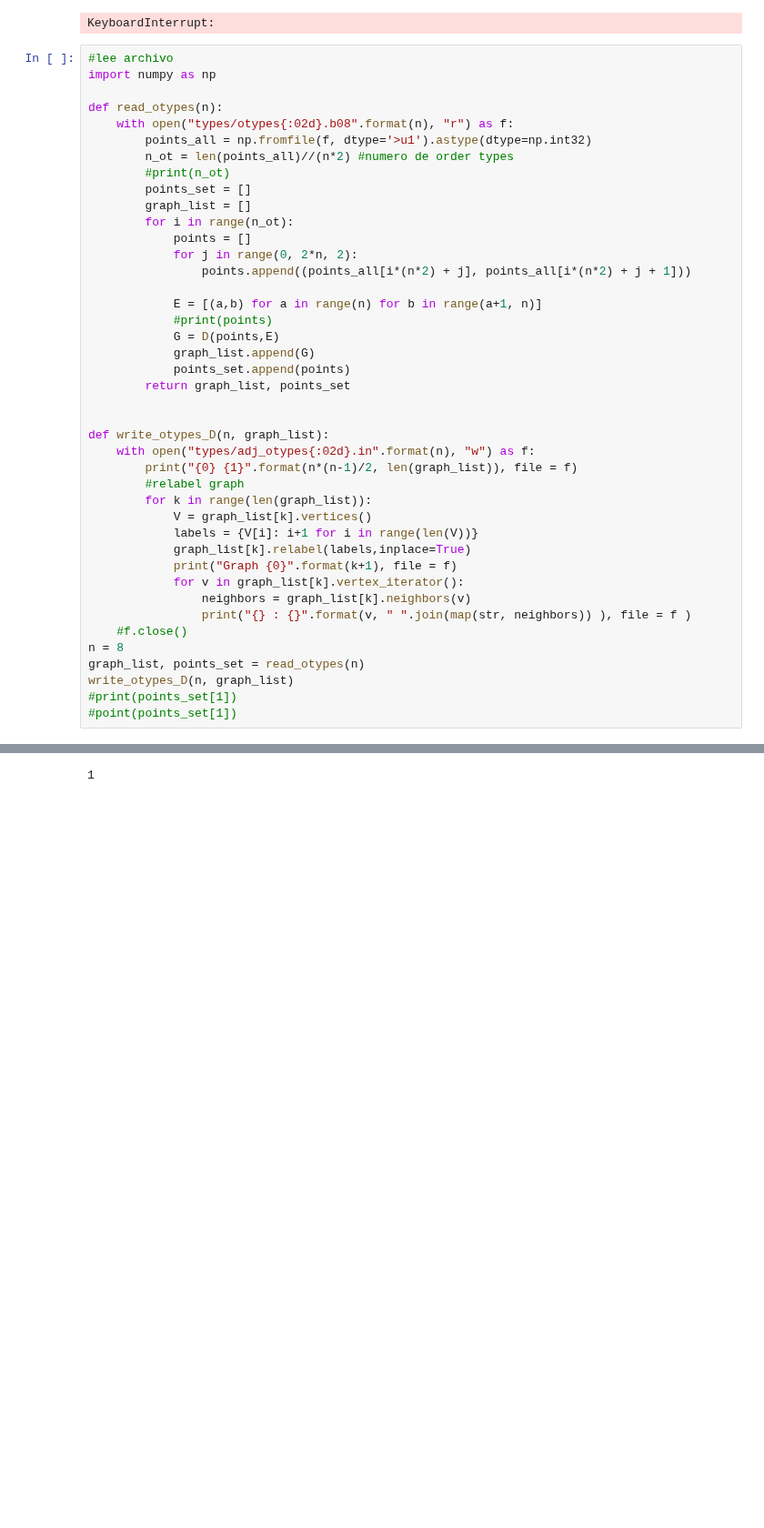
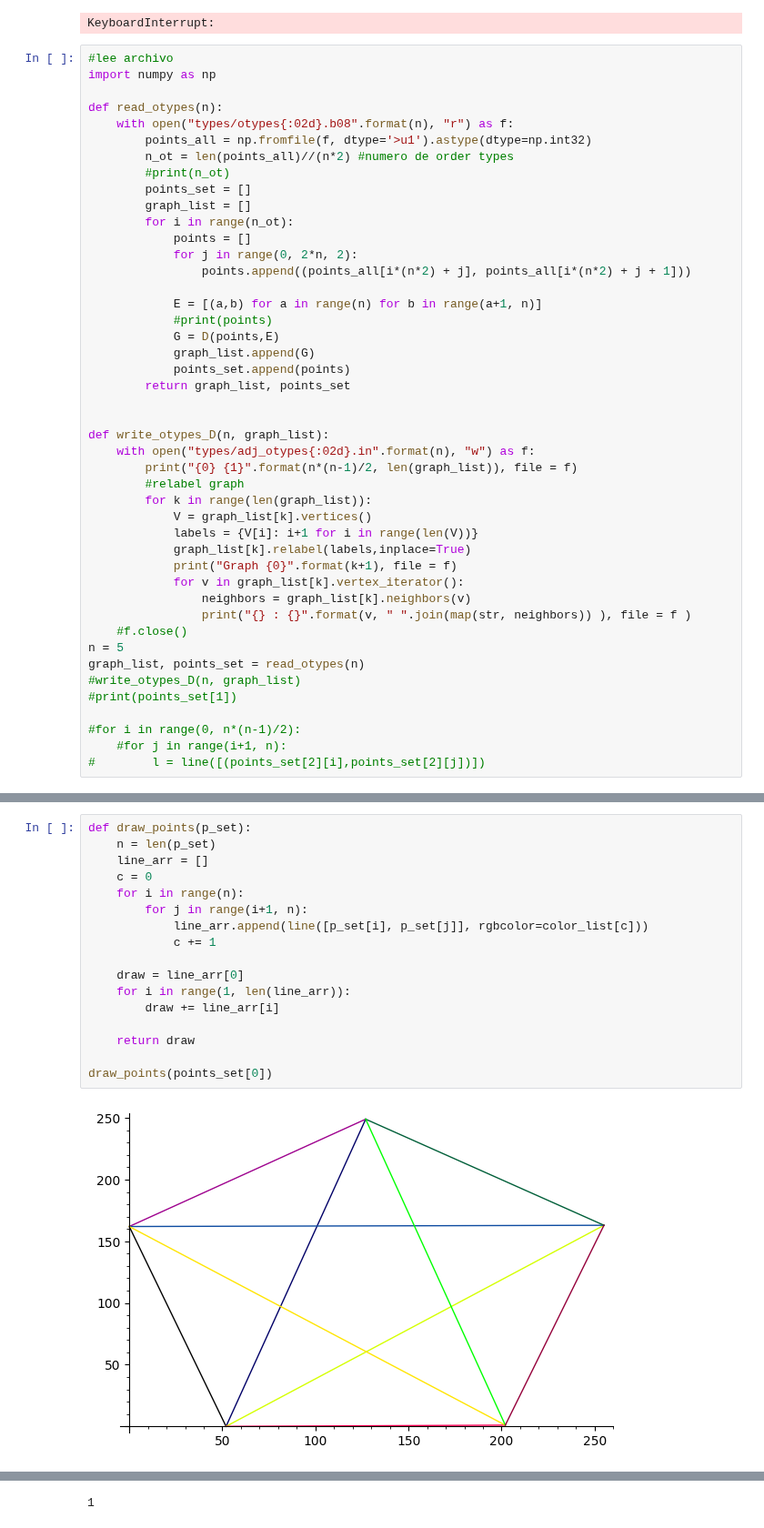
Before and after one commit to moeru1/geometric-colorings, a Jupyter notebook: Untitled.ipynb, the cells around one changed output, grey strips where cells are left out. Shown at 91% size. Cells and saved outputs as stored; diff of their text form; blank space fills up the shorter version.

Commit message:
dibuja coloracion

```diff
--- a/Untitled.ipynb
+++ b/Untitled.ipynb
@@ -382,8 +385,11 @@ def write_otypes_D(n, graph_list):
                 neighbors = graph_list[k].neighbors(v)
                 print("{} : {}".format(v, " ".join(map(str, neighbors)) ), file = f )
     #f.close()
-n = 8
+n = 5
 graph_list, points_set = read_otypes(n)
-write_otypes_D(n, graph_list)
+#write_otypes_D(n, graph_list)
 #print(points_set[1])
-#point(points_set[1])
+
+#for i in range(0, n*(n-1)/2):
+    #for j in range(i+1, n):
+#        l = line([(points_set[2][i],points_set[2][j])])
@@ -389,0 +465,19 @@ write_otypes_D(n, graph_list)
+# %%
+def draw_points(p_set):
+    n = len(p_set)
+    line_arr = []
+    c = 0
+    for i in range(n):
+        for j in range(i+1, n):
+            line_arr.append(line([p_set[i], p_set[j]], rgbcolor=color_list[c]))
+            c += 1
+
+    draw = line_arr[0]
+    for i in range(1, len(line_arr)):
+        draw += line_arr[i]
+
+    return draw
+
+draw_points(points_set[0])
+# %% [output]
+[figure, added]
```
Also changed, not shown: parts of 13 cells of this notebook, 5 other files.
